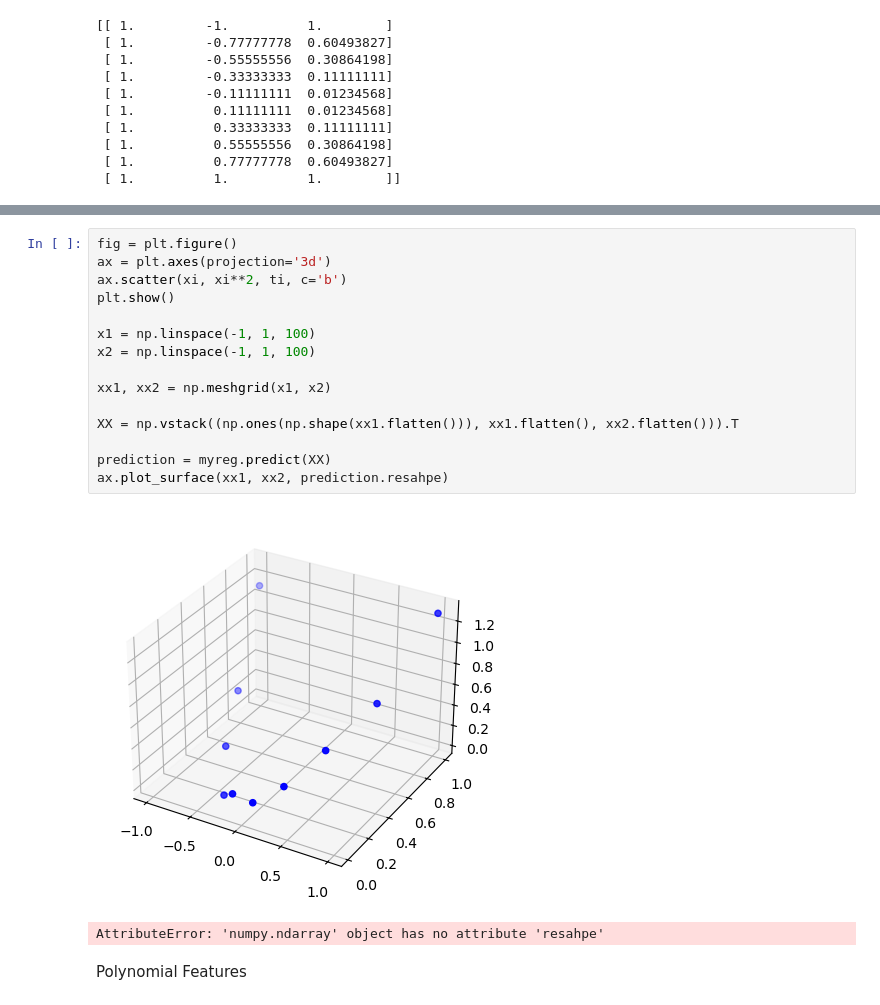
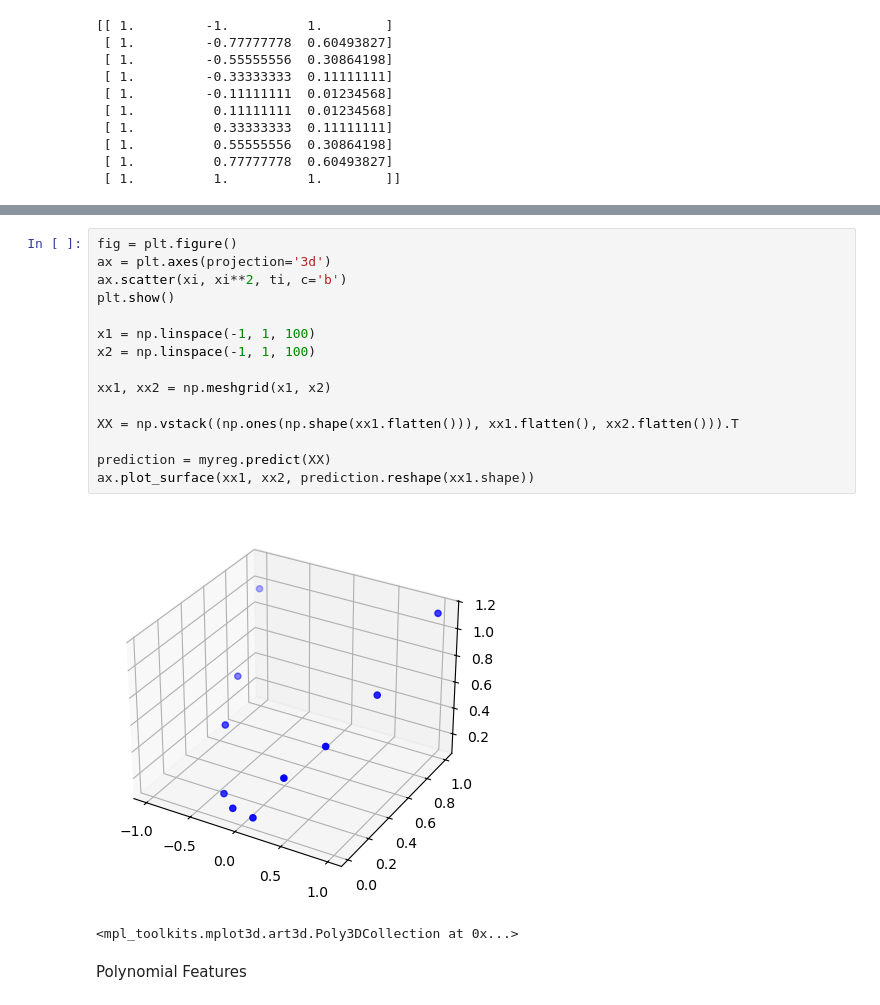
Before and after one commit to OthmaneAbder2303/ML-Concepts, a Jupyter notebook: ML-Fall-2025/regularization.ipynb, the cells around one changed output, grey strips where cells are left out. Drawn from its saved outputs; the diff is of its cells as text.

Commit message:
fixing errors

```diff
--- a/ML-Fall-2025/regularization.ipynb
+++ b/ML-Fall-2025/regularization.ipynb
@@ -46,21 +46,21 @@ plt.show()
 # %%
 fig = plt.figure()
 ax = plt.axes(projection='3d')
 ax.scatter(xi, xi**2, ti, c='b')
 plt.show()
 
 x1 = np.linspace(-1, 1, 100)
 x2 = np.linspace(-1, 1, 100)
 
 xx1, xx2 = np.meshgrid(x1, x2)
 
 XX = np.vstack((np.ones(np.shape(xx1.flatten())), xx1.flatten(), xx2.flatten())).T
 
 prediction = myreg.predict(XX)
-ax.plot_surface(xx1, xx2, prediction.resahpe)
+ax.plot_surface(xx1, xx2, prediction.reshape(xx1.shape))
 # %% [output]
-[figure, old version]
+[figure, new version]
-AttributeError: 'numpy.ndarray' object has no attribute 'resahpe'
+<mpl_toolkits.mplot3d.art3d.Poly3DCollection at 0x...>
 # %% [markdown]
 Polynomial Features
 # %%
```
Also changed, not shown: parts of 8 cells of this notebook.
